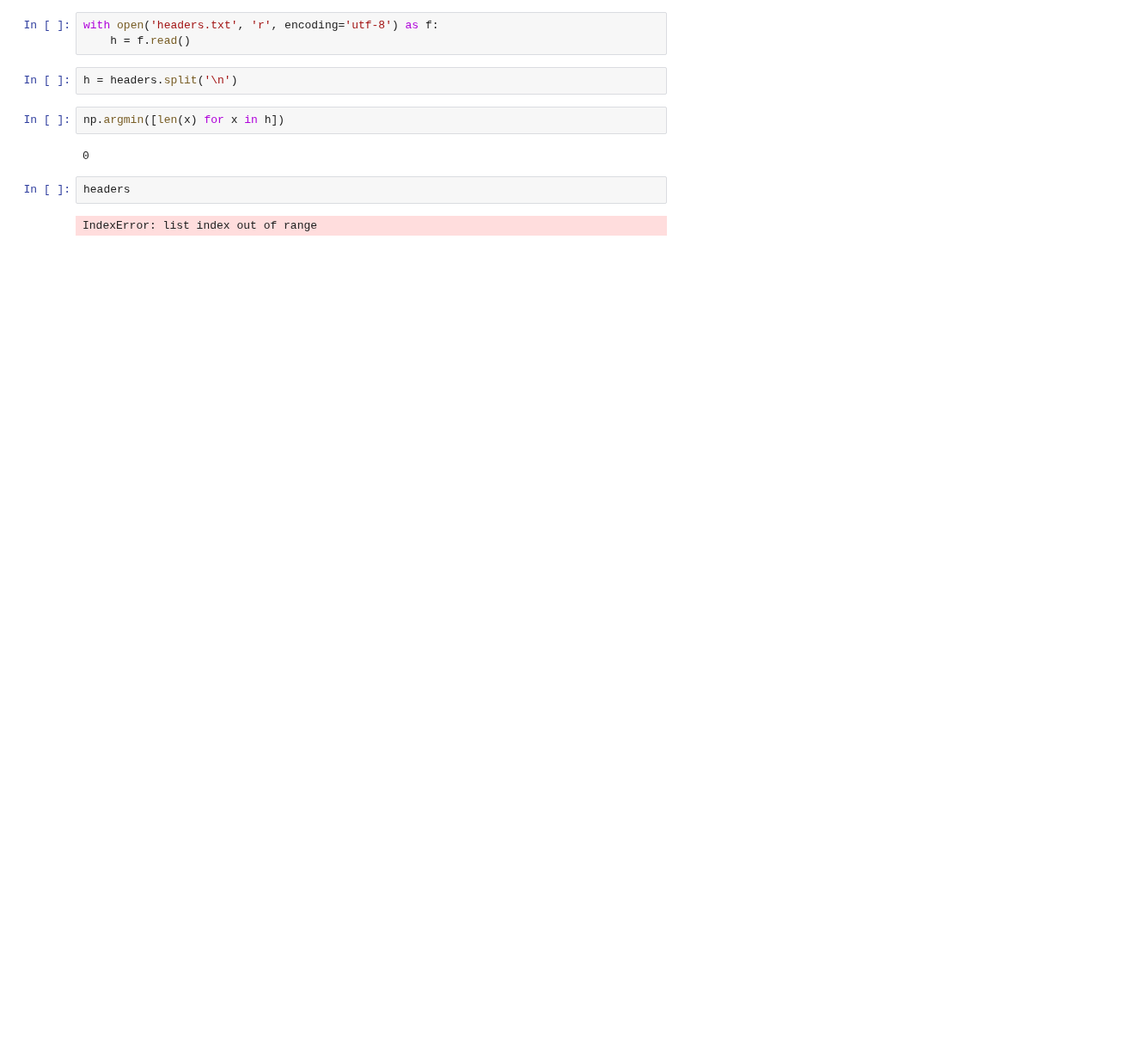
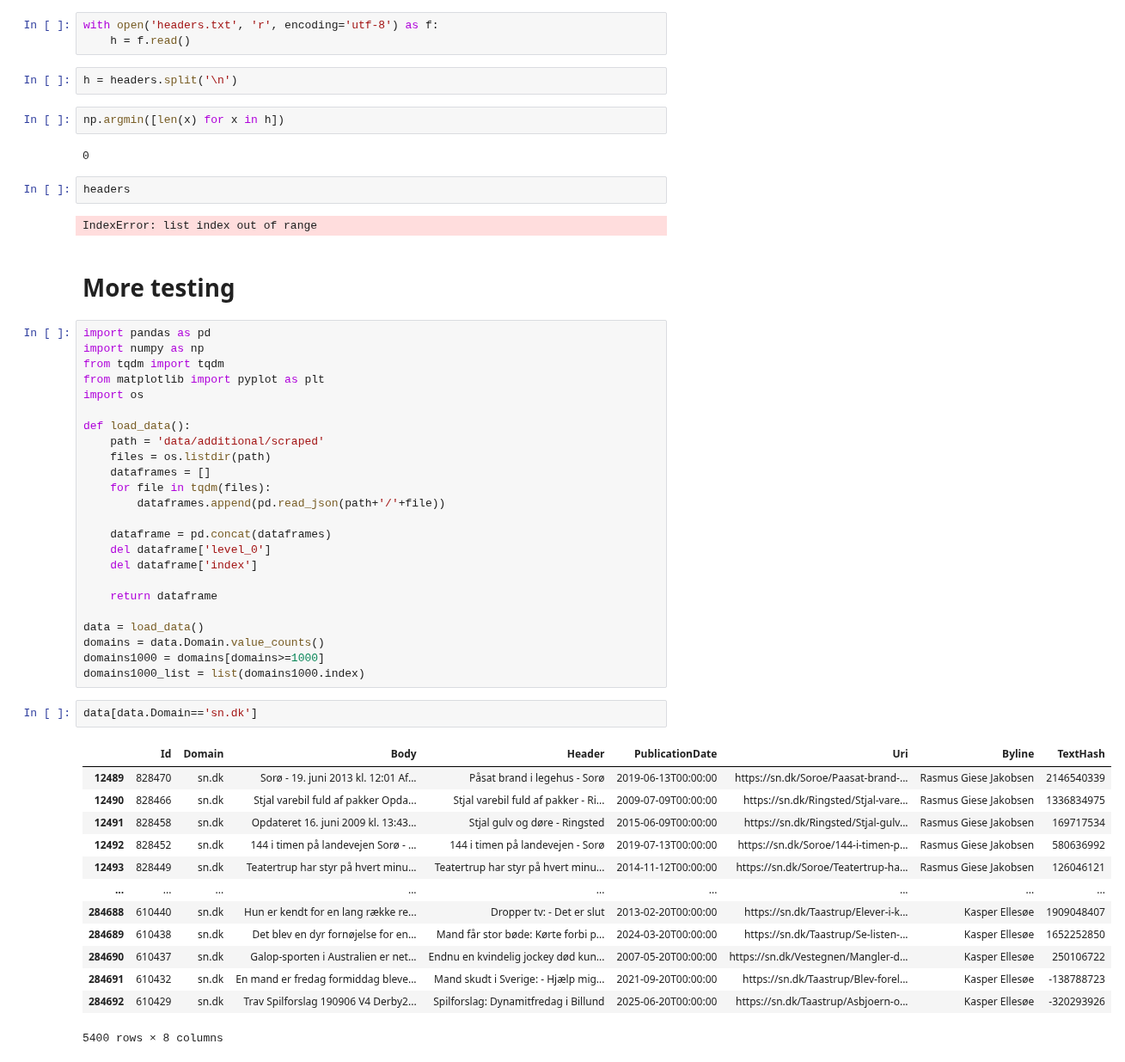
Before and after one commit to kroglkt/articlencoding, a Jupyter notebook: Test Autoencoder.ipynb, the cells around one changed output. Shown at 86% size. Drawn from its saved outputs; the diff is of its cells as text; blank space fills up the shorter version.

```diff
--- a/Test Autoencoder.ipynb
+++ b/Test Autoencoder.ipynb
@@ -226,3 +226,45 @@ np.argmin([len(x) for x in h])
 headers
 # %% [output]
 IndexError: list index out of range
+# %% [markdown]
+# More testing
+# %%
+import pandas as pd
+import numpy as np
+from tqdm import tqdm
+from matplotlib import pyplot as plt
+import os
+
+def load_data():
+    path = 'data/additional/scraped'
+    files = os.listdir(path)
+    dataframes = []
+    for file in tqdm(files):
+        dataframes.append(pd.read_json(path+'/'+file))
+
+    dataframe = pd.concat(dataframes)
+    del dataframe['level_0']
+    del dataframe['index']
+
+    return dataframe
+
+data = load_data()
+domains = data.Domain.value_counts()
+domains1000 = domains[domains>=1000]
+domains1000_list = list(domains1000.index)
+# %%
+data[data.Domain=='sn.dk']
+# %% [output]
+|  | Id | Domain | Body | Header | PublicationDate | Uri | Byline | TextHash |
+| 12489 | 828470 | sn.dk | Sorø - 19. juni 2013 kl. 12:01 Af... | Påsat brand i legehus - Sorø | 2019-06-13T00:00:00 | https://sn.dk/Soroe/Paasat-brand-... | Rasmus Giese Jakobsen | 2146540339 |
+| 12490 | 828466 | sn.dk | Stjal varebil fuld af pakker Opda... | Stjal varebil fuld af pakker - Ri... | 2009-07-09T00:00:00 | https://sn.dk/Ringsted/Stjal-vare... | Rasmus Giese Jakobsen | 1336834975 |
+| 12491 | 828458 | sn.dk | Opdateret 16. juni 2009 kl. 13:43... | Stjal gulv og døre - Ringsted | 2015-06-09T00:00:00 | https://sn.dk/Ringsted/Stjal-gulv... | Rasmus Giese Jakobsen | 169717534 |
+| 12492 | 828452 | sn.dk | 144 i timen på landevejen Sorø - ... | 144 i timen på landevejen - Sorø | 2019-07-13T00:00:00 | https://sn.dk/Soroe/144-i-timen-p... | Rasmus Giese Jakobsen | 580636992 |
+| 12493 | 828449 | sn.dk | Teatertrup har styr på hvert minu... | Teatertrup har styr på hvert minu... | 2014-11-12T00:00:00 | https://sn.dk/Soroe/Teatertrup-ha... | Rasmus Giese Jakobsen | 126046121 |
+| ... | ... | ... | ... | ... | ... | ... | ... | ... |
+| 284688 | 610440 | sn.dk | Hun er kendt for en lang række re... | Dropper tv: - Det er slut | 2013-02-20T00:00:00 | https://sn.dk/Taastrup/Elever-i-k... | Kasper Ellesøe | 1909048407 |
+| 284689 | 610438 | sn.dk | Det blev en dyr fornøjelse for en... | Mand får stor bøde: Kørte forbi p... | 2024-03-20T00:00:00 | https://sn.dk/Taastrup/Se-listen-... | Kasper Ellesøe | 1652252850 |
+| 284690 | 610437 | sn.dk | Galop-sporten i Australien er net... | Endnu en kvindelig jockey død kun... | 2007-05-20T00:00:00 | https://sn.dk/Vestegnen/Mangler-d... | Kasper Ellesøe | 250106722 |
+| 284691 | 610432 | sn.dk | En mand er fredag formiddag bleve... | Mand skudt i Sverige: - Hjælp mig... | 2021-09-20T00:00:00 | https://sn.dk/Taastrup/Blev-forel... | Kasper Ellesøe | -138788723 |
+| 284692 | 610429 | sn.dk | Trav Spilforslag 190906 V4 Derby2... | Spilforslag: Dynamitfredag i Billund | 2025-06-20T00:00:00 | https://sn.dk/Taastrup/Asbjoern-o... | Kasper Ellesøe | -320293926 |
+5400 rows × 8 columns
```
Also changed, not shown: parts of 5 cells of this notebook, 11 other files.
